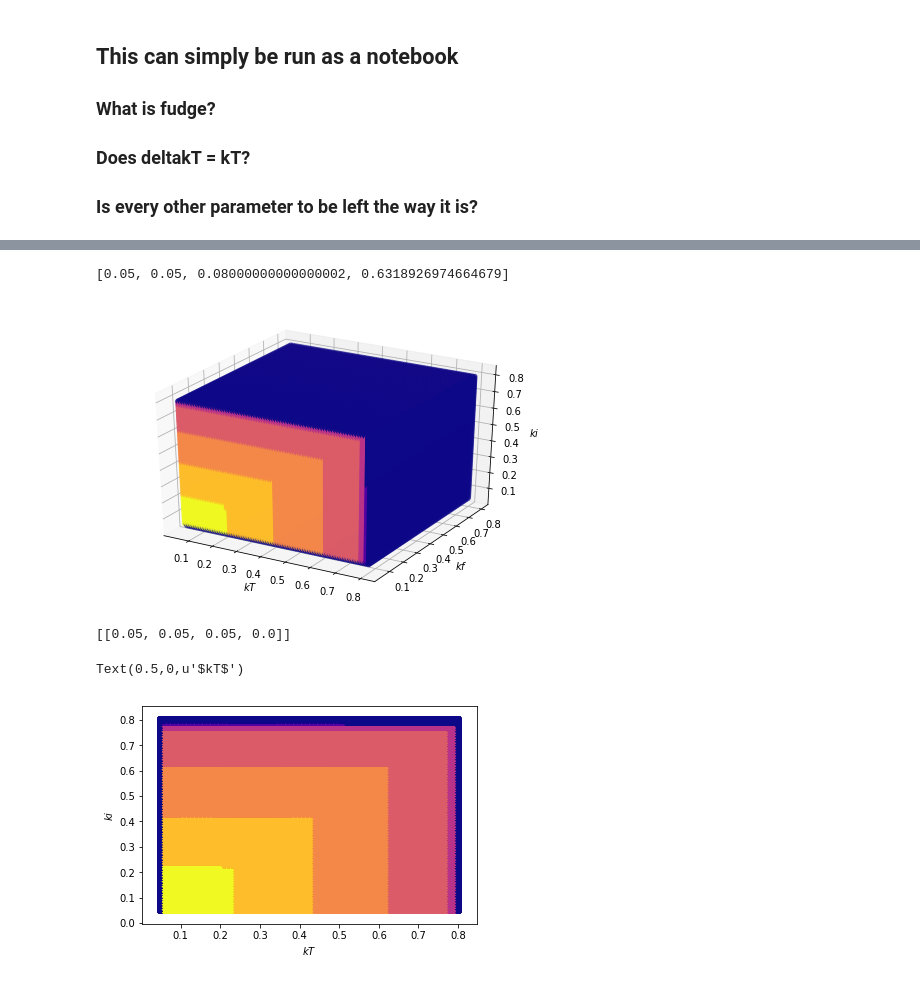
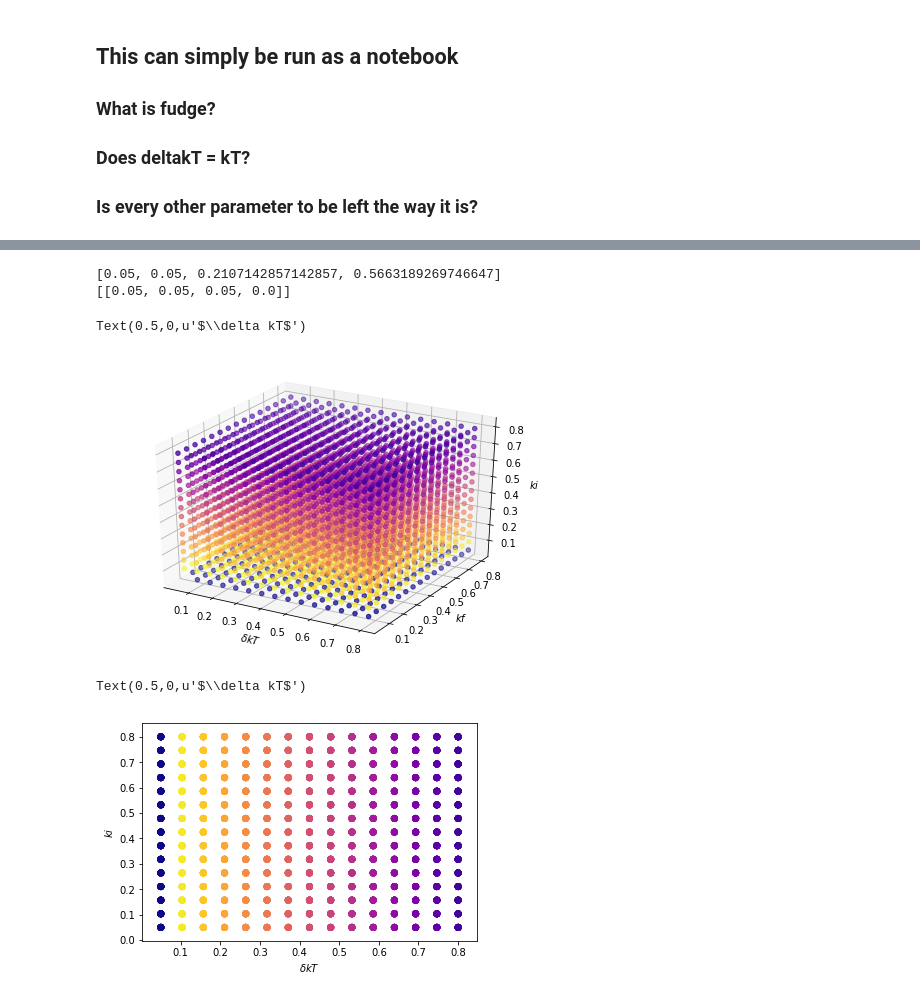
Before and after one commit to prokudin/collinearity, a Jupyter notebook: notebooks/SIDIS_Proximity/HERMES_proximity_plot_Scott.ipynb, the cells around one changed output, grey strips where cells are left out. Saved outputs shown, nothing was run; the diff lists cells and outputs as text; code cells hidden in the pictures.

```diff
--- a/notebooks/SIDIS_Proximity/HERMES_proximity_plot_Scott.ipynb
+++ b/notebooks/SIDIS_Proximity/HERMES_proximity_plot_Scott.ipynb
@@ -63,7 +63,8 @@ class Rfilter(object):
     def set_kT(self,kT):
         self.kT = kT
         self.kT2 = kT**2
-        self.deltakT = kT
+    def set_deltakT(self,deltakT):
+        self.deltakT = deltakT
         self.deltakT2 = self.deltakT**2
     def set_Mh(self, hadron):
         if hadron == 'pi+':
@@ -199,12 +200,13 @@ def Proximity(data,domain,p,hadron,fudge):
         for kf in domain:
             Rval.set_kf(kf)
             for kT in domain:
-                Rval.set_kf(kT)
+                Rval.set_kT(kT)
+                Rval.set_deltakT(kT)
                 if total != 0:
-                    proximity.append([ki,kf,kT,total/len(data)])
+                    proximity.append([ki,kf,deltakT,total/len(data)])
                     total = 0.
                 else:
-                    zeroProx.append([ki,kf,kT,total/len(data)])
+                    zeroProx.append([ki,kf,deltakT,total/len(data)])
                 for x,z,Q2,PhT in zip(data.x,data.z,data.Q2,data.pT):
                     R0 = Rval.get_R0(Q2)
                     R1 = Rval.get_R1(x,z,Q2,PhT,hadron = hadron)
@@ -218,30 +246,28 @@ def Proximity(data,domain,p,hadron,fudge):
 # %%
-domain = np.arange(0.05,0.81,0.01)
-
+domain = np.linspace(.05,.8,num=15)
 zeroProx, proximity = Proximity(data,domain,p=1,hadron = 'pi+',fudge = [0,0])
+print max(proximity[:3])
+print zeroProx
+# %% [output]
+[0.05, 0.05, 0.2107142857142857, 0.5663189269746647]
+[[0.05, 0.05, 0.05, 0.0]]
 # %%
 fig,ax = plt.subplots()
 ax = Axes3D(fig)
-proxDat = pd.DataFrame(proximity)
-proxDat.to_excel('~/GIT/collinearity/notebooks/SIDIS_Proximity/prox_sim_058001.xlsx')
-ax.scatter(proxDat[0],proxDat[1],proxDat[2],c = proxDat[3],cmap = "plasma")
+proxDat = pd.DataFrame(proximity,columns = ['ki','kf','deltakT','proximity'])
+proxDat.to_excel('~/GIT/collinearity/notebooks/SIDIS_Proximity/prox_sim_lowres.xlsx')
+ax.scatter(proxDat['ki'],proxDat['kf'],proxDat['deltakT'],c = proxDat['proximity'],cmap = "plasma")
 ax.set_zlabel("$ki$")
 ax.set_ylabel("$kf$")
-ax.set_xlabel("$kT$")
-print max(proximity[:3])
+ax.set_xlabel("$\delta kT$")
 # %% [output]
-[0.05, 0.05, 0.08000000000000002, 0.6318926974664679]
+Text(0.5,0,u'$\\delta kT$')
-[figure, old version]
+[figure, new version]
-# %%
-# zeroProx is actually empty because the first iteration always stores [0.05, 0.05, 0.05, 0.0]
-zeroProx
-# %% [output]
-[[0.05, 0.05, 0.05, 0.0]]
 # %%
 fig,ax = plt.subplots()
-ax.scatter(proxDat[2],proxDat[0],c = proxDat[3],cmap = 'plasma')
+ax.scatter(proxDat['deltakT'],proxDat['ki'],c = proxDat['proximity'],cmap = 'plasma')
 ax.set_ylabel("$ki$")
-ax.set_xlabel("$kT$")
+ax.set_xlabel("$\delta kT$")
 # %% [output]
-Text(0.5,0,u'$kT$')
+Text(0.5,0,u'$\\delta kT$')
-[figure, old version]
+[figure, new version]
```
Also changed, not shown: parts of 7 cells of this notebook.
